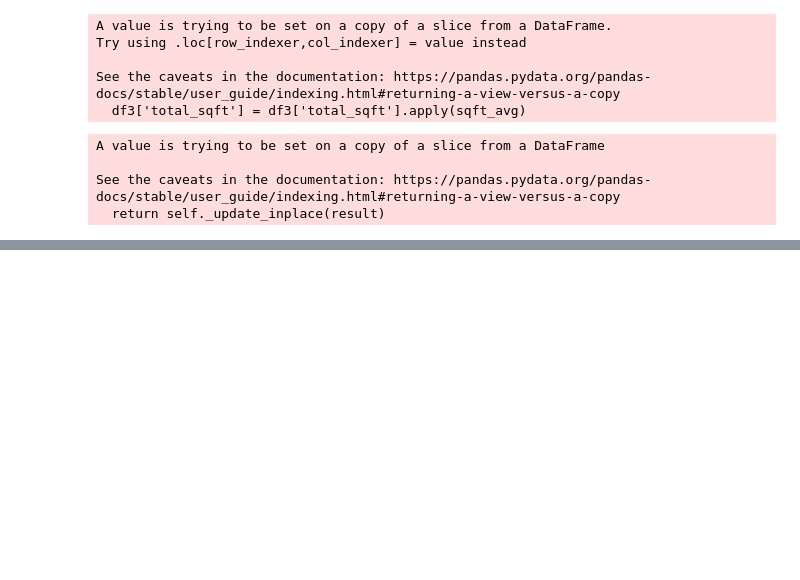
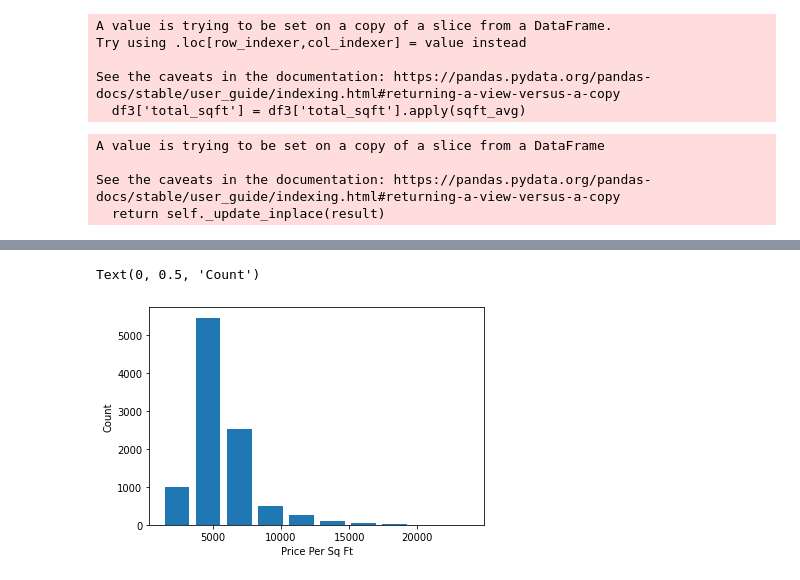
Before and after one commit to Abhishek-J111/House-Price-Prediction, a Jupyter notebook: house_price_prediction.ipynb, the cells around one changed output, grey strips where cells are left out. Saved outputs shown, nothing was run; the diff lists cells and outputs as text; code cells hidden in the pictures; blank space fills up the shorter version.

```diff
--- a/house_price_prediction.ipynb
+++ b/house_price_prediction.ipynb
@@ -113,0 +94,2 @@ Name: 672, dtype: object
+# %%
+df4['price_per_sqft'] = round(df4['price']*100000/df4['total_sqft'],2)
@@ -113,0 +166,7 @@ Name: 672, dtype: object
+# %%
+plt.hist(df6.price_per_sqft,rwidth=0.8)
+plt.xlabel('Price Per Sq Ft')
+plt.ylabel('Count')
+# %% [output]
+Text(0, 0.5, 'Count')
+[figure, added]
```
Also changed, not shown: parts of 39 cells of this notebook, 2 other files.
